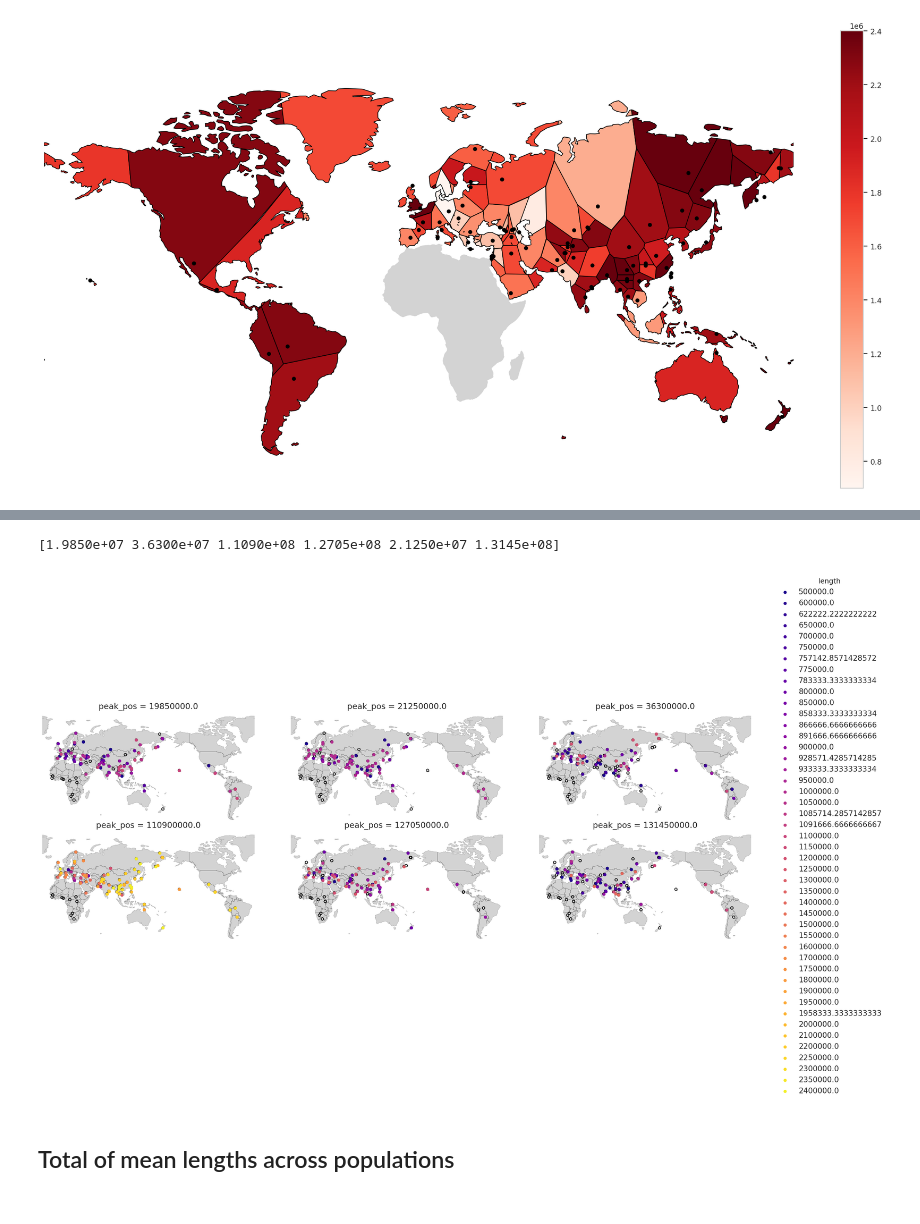
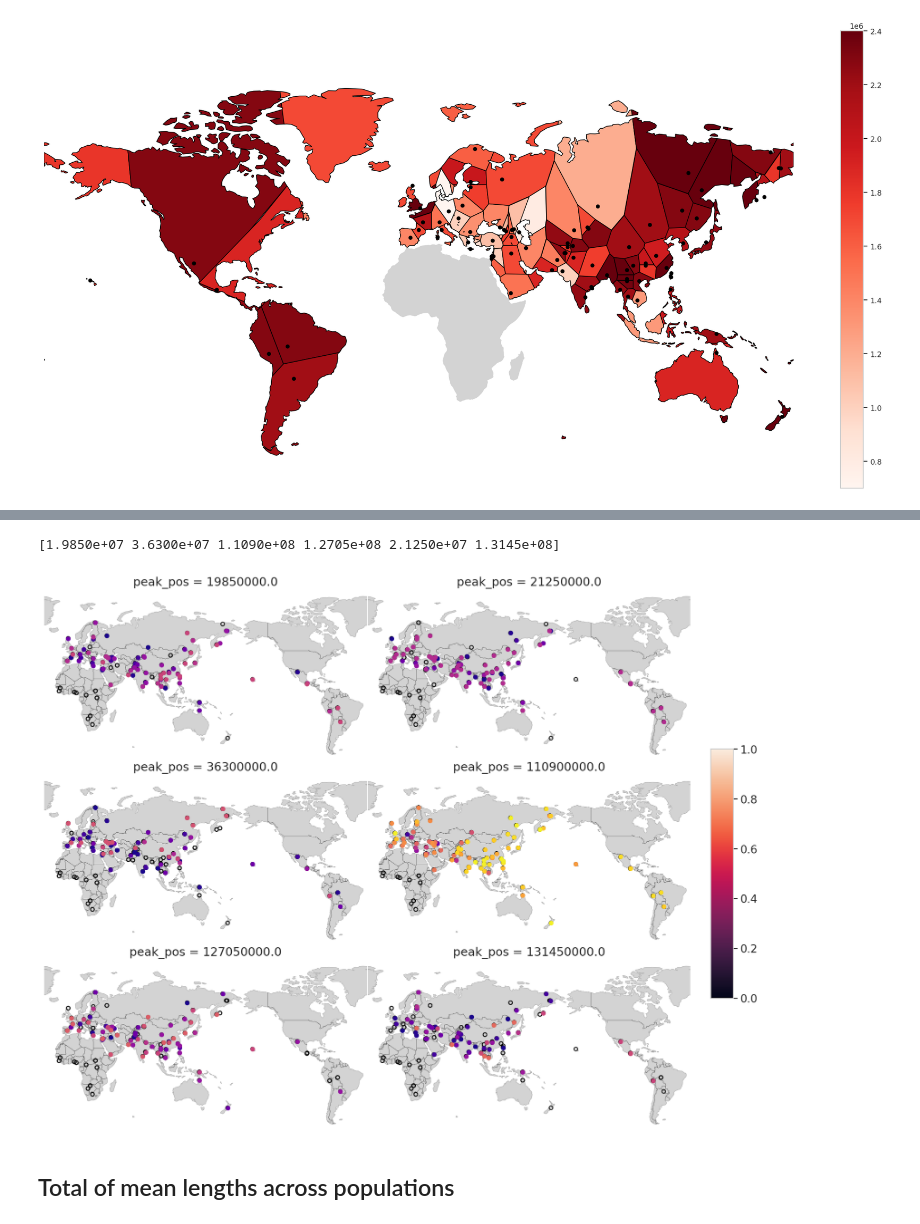
Before and after one commit to kaspermunch/humanXsweeps, a Jupyter notebook: notebooks/nb_13_sweep_regions.ipynb, the cells around one changed output, grey strips where cells are left out. Saved outputs shown, nothing was run; the diff lists cells and outputs as text; code cells hidden in the pictures.

```diff
--- a/notebooks/nb_13_sweep_regions.ipynb
+++ b/notebooks/nb_13_sweep_regions.ipynb
@@ -686,0 +722,10 @@ with sns.color_palette("Set1", 7):
+# %%
+
+# FIX THIS SO IT BECOMES THE EXACT SAME PEAKS:....
+
+# same for the permissive version:
+permissive_sweep_coord_peaks_wide = (permissive_sweep_coord_peaks
+                                     .groupby('peak_pos')
+                                     .filter(lambda df: df.peak_pos.iloc[0] in sweep_coord_peaks_wide.peak_pos.unique())
+                                    )
+permissive_sweep_coord_peaks_wide.head()
@@ -686,0 +739,8 @@ with sns.color_palette("Set1", 7):
+# %%
+plot_df = permissive_sweep_coord_peaks_wide
+plot_df['region_label_1'] = pandas.Categorical(plot_df.region_label_1,
+                    categories=region_categories, ordered=True)
+with sns.color_palette("Set1", 7):
+    fig, ax = plt.subplots(1, 1, figsize=(15, 5))
+    sns.barplot(data=plot_df, x='peak_pos', y='length', hue='region_label_1',
+                ax=ax)
@@ -686,0 +749,5 @@ with sns.color_palette("Set1", 7):
+# %%
+with sns.color_palette("Set1", 7):
+    fig, ax = plt.subplots(1, 1, figsize=(15, 5))
+    sns.barplot(data=plot_df, x='region_label_1', y='length',
+                ax=ax)
@@ -831,36 +948,50 @@ ax.set_facecolor('white')
 # %%
 plot_df = geo_df#.loc[geo_df.peak_pos != 110900000.0]
 
 print(plot_df.peak_pos.unique())
 
 with sns.plotting_context('paper', font_scale=1.5):
     g = sns.FacetGrid(plot_df, col="peak_pos", hue='length',
-                      col_wrap=3, height=3.5, aspect=1.8, palette='plasma',#sns.dark_palette('Red', 5),
+                      col_wrap=2, height=3.5, aspect=1.8, palette='plasma',#sns.dark_palette('Red', 5),
 #                       subplot_kws=dict(projection=cartopy.crs.Miller(central_longitude=10.0)))
                       subplot_kws=dict(projection=cartopy.crs.Miller(central_longitude=150.0)))
+
     g.map(plt.scatter, "lon", "lat", transform=cartopy.crs.PlateCarree(), zorder=10)
 
-    for ax in g.axes.ravel():
+    cbar_ax = g.fig.add_axes([.91, .3, .03, .4])
+
+#     for ax in g.axes.ravel():
+    for ax in g.axes.flat:
+
+#         cb = plt.colorbar(sc, shrink=0.6, cax=cbar_ax)
+        cb = plt.colorbar(ax.collections[0], shrink=0.6, cax=cbar_ax)
+
         ax.coastlines(color='darkgrey', resolution=resolution, linewidth=0.5)
         ax.add_feature(cartopy.feature.BORDERS, edgecolor='black', linewidth=.25)
         ax.add_feature(cartopy.feature.LAND, zorder=0, linewidth=.001, facecolor='lightgrey')
         ax.outline_patch.set_edgecolor('white')
         plt.setp(ax.spines.values(), color='white') # set outline if missing
 #         ax.set_extent([-170, 179, 90, -63])
         ax.set_extent([-180, 180, 120, -63], crs=projection)
 
 
-        ax.scatter(lon_lat_df.lon, lon_lat_df.lat, s=20,
+
+
+        sc = ax.scatter(lon_lat_df.lon, lon_lat_df.lat, s=20,
                 facecolors='none', alpha=1, zorder=9,
                 linewidth=1, edgecolors='black',
                 transform=ccrs.PlateCarree()) ;
 
+
+
+    g.fig.tight_layout(rect=[0, 0, .9, 1])
+
     g.fig.subplots_adjust(wspace=0, hspace=0.1)
-    g.add_legend() ;
+#    g.add_legend() ;
     plt.savefig(figures_dir / f'ech_width_world_map_remaining_peaks_{ech_calling_tag}.pdf')
 # %% [output]
 [1.9850e+07 3.6300e+07 1.1090e+08 1.2705e+08 2.1250e+07 1.3145e+08]
-[figure, old version]
+[figure, new version]
 # %% [markdown]
 ## Total of mean lengths across populations
 # %%
```
Also changed, not shown: parts of 16 cells of this notebook, 10 other files.
